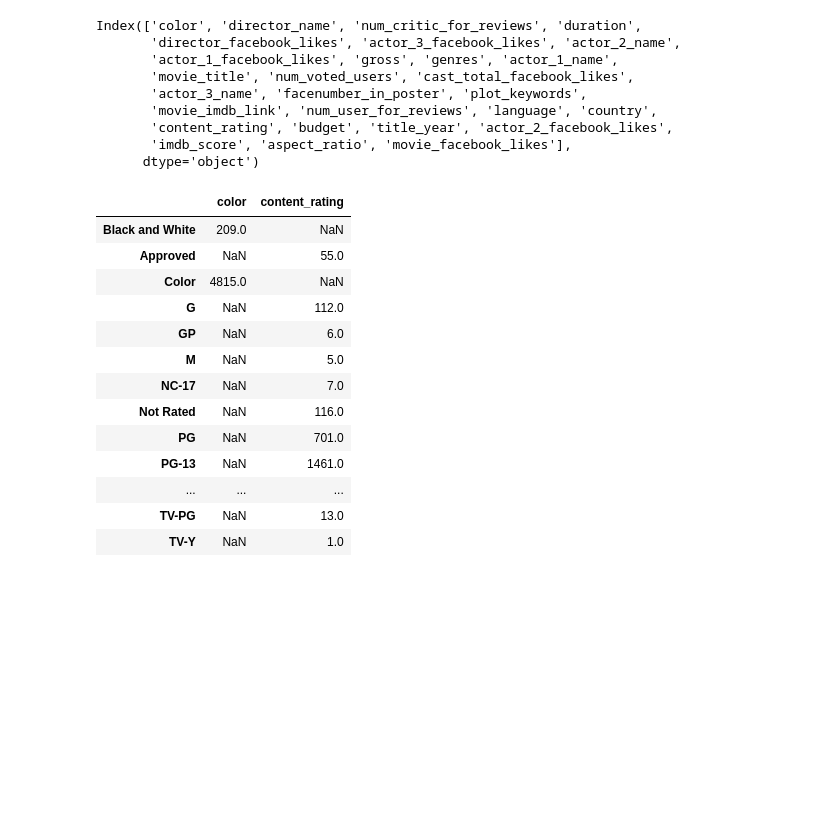
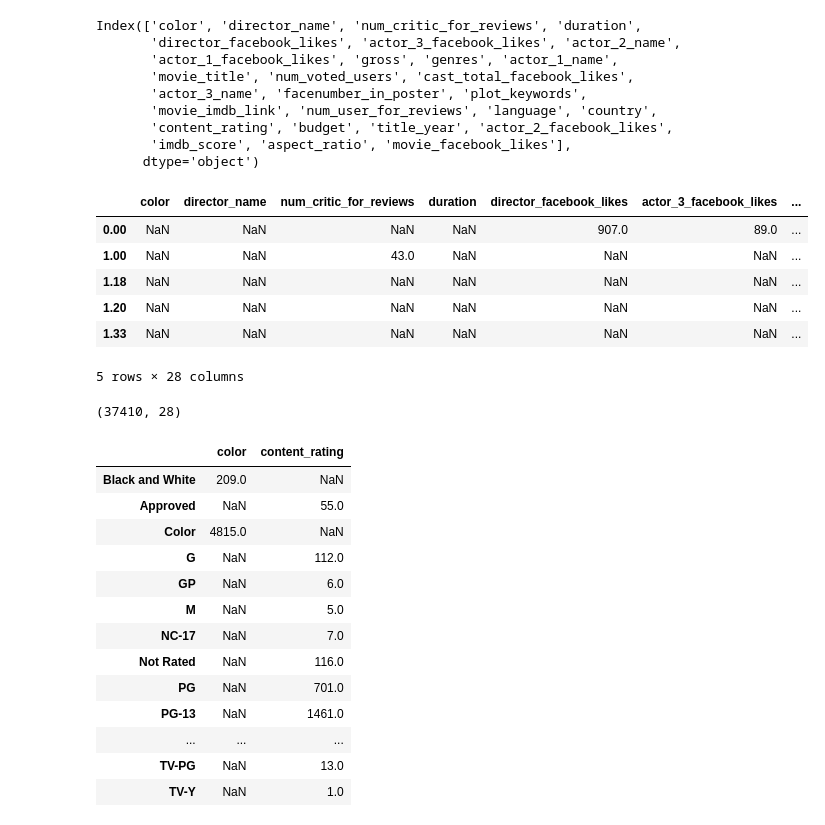
Before and after one commit to softhints/python, a Jupyter notebook: notebooks/pandas/20._Pandas_-_value_counts_-_multiple_columns%2C_all_columns_and_bad_data.ipynb, the cells around one changed output. Cells and saved outputs as stored; diff of their text form; code cells hidden in the pictures; blank space fills up the shorter version.

Commit message:
Pandas_compare_columns_in_two_Dataframes

```diff
--- a/notebooks/pandas/20._Pandas_-_value_counts_-_multiple_columns%2C_all_columns_and_bad_data.ipynb
+++ b/notebooks/pandas/20._Pandas_-_value_counts_-_multiple_columns%2C_all_columns_and_bad_data.ipynb
@@ -20,6 +20,20 @@ Index(['color', 'director_name', 'num_critic_for_reviews', 'duration',
        'content_rating', 'budget', 'title_year', 'actor_2_facebook_likes',
        'imdb_score', 'aspect_ratio', 'movie_facebook_likes'],
       dtype='object')
+# %%
+df_movie.apply(pd.Series.value_counts).head()
+# %% [output]
+|  | color | director_name | num_critic_for_reviews | duration | director_facebook_likes | actor_3_facebook_likes | ... |
+| 0.00 | NaN | NaN | NaN | NaN | 907.0 | 89.0 | ... |
+| 1.00 | NaN | NaN | 43.0 | NaN | NaN | NaN | ... |
+| 1.18 | NaN | NaN | NaN | NaN | NaN | NaN | ... |
+| 1.20 | NaN | NaN | NaN | NaN | NaN | NaN | ... |
+| 1.33 | NaN | NaN | NaN | NaN | NaN | NaN | ... |
+5 rows × 28 columns
+# %%
+df_movie.apply(pd.Series.value_counts).shape
+# %% [output]
+(37410, 28)
 # %%
 df_movie[['color', 'content_rating']].apply(pd.Series.value_counts)
 # %% [output]
```
Also changed, not shown: parts of 5 cells of this notebook.
